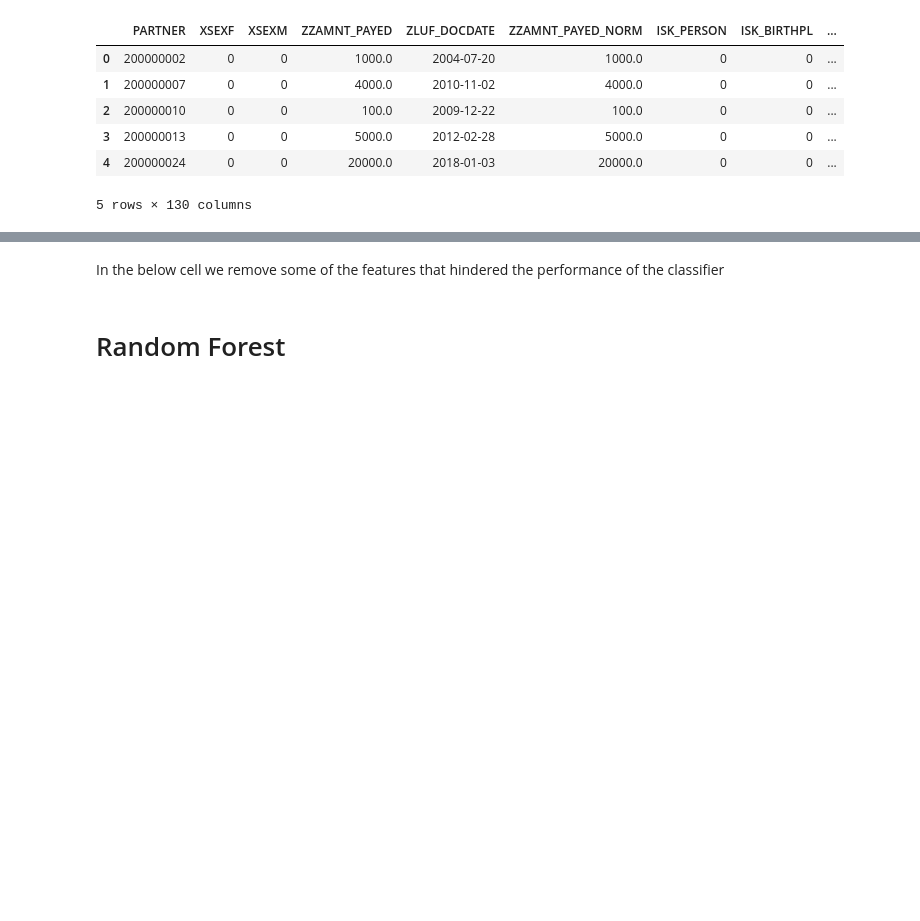
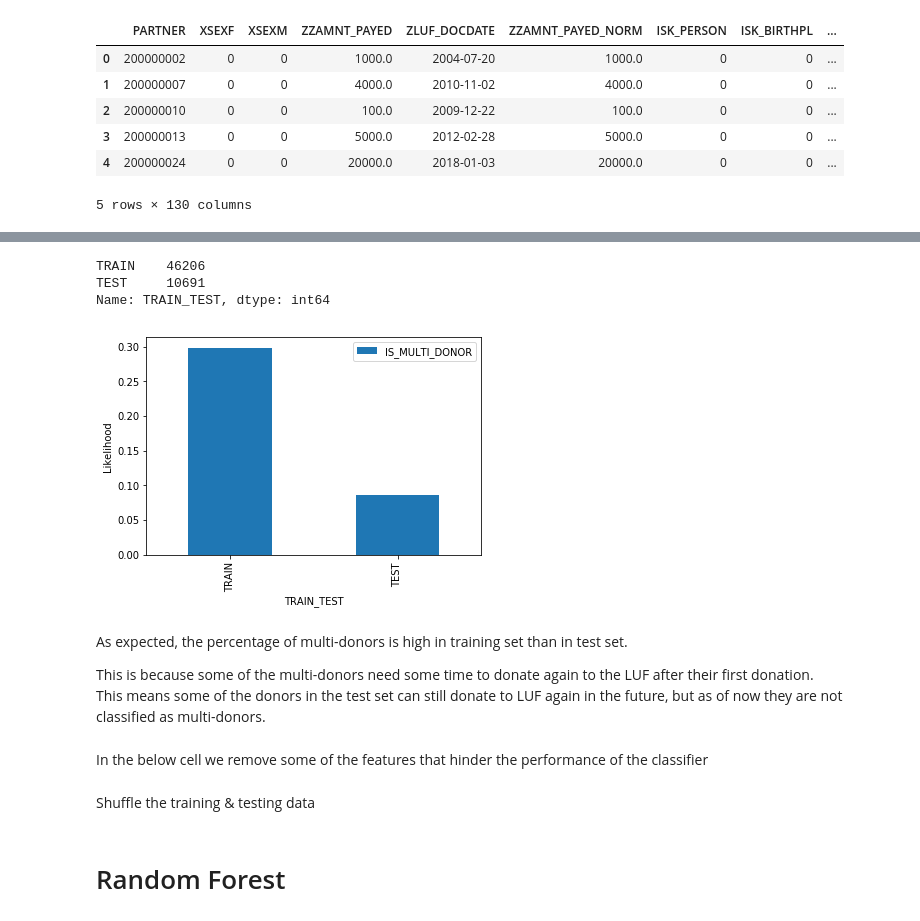
Before and after one commit to TrigunaBN/Master-Thesis-AI, a Jupyter notebook: Classification of Donors.ipynb, the cells around one changed output, grey strips where cells are left out. Drawn from its saved outputs; the diff is of its cells as text; code cells hidden in the pictures; blank space fills up the shorter version.

```diff
--- a/Classification of Donors.ipynb
+++ b/Classification of Donors.ipynb
@@ -64,5 +58,0 @@ So, in order to improve the performance of the classifier, remove the entries of
-# %%
-question2_prepared_data = question2_prepared_data[question2_prepared_data['ISK_FD_Y_2018']==0]
-question2_prepared_data = question2_prepared_data.drop(['ISK_FD_Y_2018'],axis='columns')
-print(question2_prepared_data.shape)
-question2_prepared_data.head()
@@ -87,3 +96,23 @@ As you can see the percentage of multi-donors improved when we removed the list
+# %%
+df = question2_prepared_data.copy()
+df['TRAIN_TEST'] = ((question2_prepared_data['ISK_FD_Y_2017']==0) &
+                    (question2_prepared_data['ISK_FD_Y_2018']==0)).astype(str).replace('True','TRAIN').replace('False','TEST')
+print(df['TRAIN_TEST'].value_counts())
+pivot_df = df.pivot_table(index="TRAIN_TEST",values="IS_MULTI_DONOR")
+pivot_df = pivot_df.reindex(['TRAIN','TEST'])
+pivot_df.plot.bar()
+plt.ylabel('Likelihood')
+plt.show()
+# %% [output]
+TRAIN    46206
+TEST     10691
+Name: TRAIN_TEST, dtype: int64
+[figure, added]
+# %% [markdown]
+As expected, the percentage of multi-donors is high in training set than in test set. <br>
+
+This is because some of the multi-donors need some time to donate again to the LUF after their first donation. <br>
+This means some of the donors in the test set can still donate to LUF again in the future, but as of now they are not classified as multi-donors.
 # %% [markdown]
-In the below cell we remove some of the features that hindered the performance of the classifier
+In the below cell we remove some of the features that hinder the performance of the classifier
 # %%
@@ -118,0 +148,2 @@ if "IS_MULTI_DONOR" in str(train_cols):
+# %% [markdown]
+Shuffle the training & testing data
```
Also changed, not shown: parts of 54 cells of this notebook, 7 other files.
